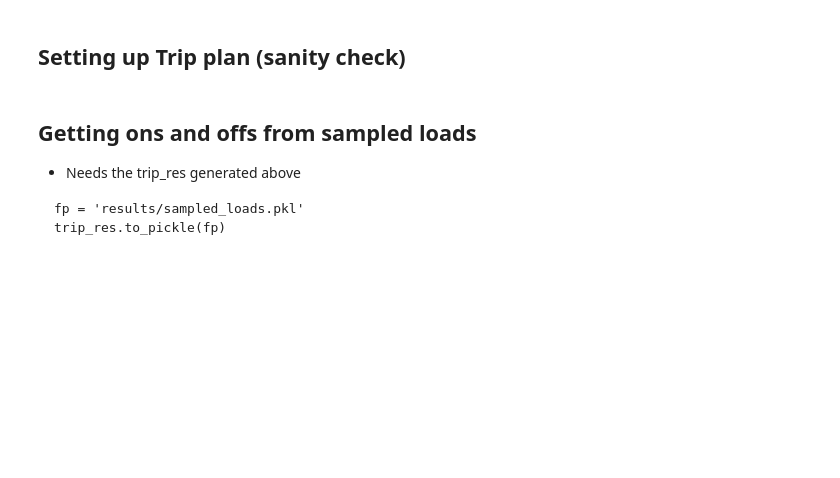
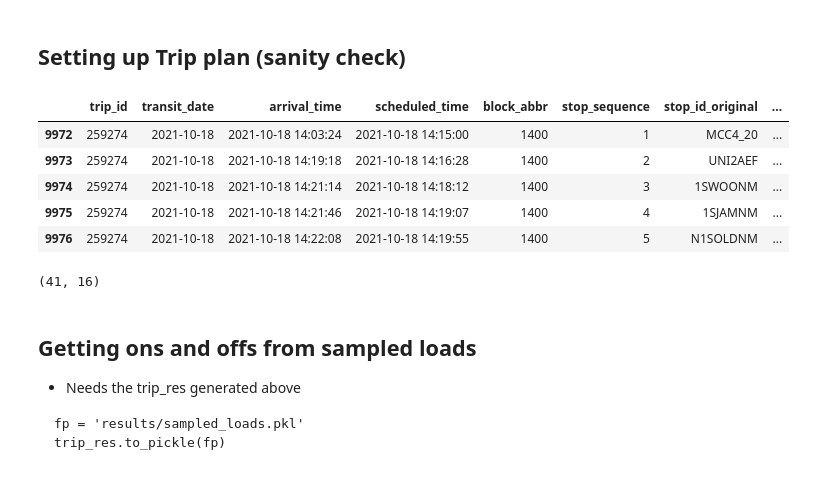
Before and after one commit to jptalusan/ICCPS_stationing, a Jupyter notebook: data_generation/generate_day_trips.ipynb, the cells around one changed output. Cells and saved outputs as stored; diff of their text form; code cells hidden in the pictures; blank space fills up the shorter version.

```diff
--- a/data_generation/generate_day_trips.ipynb
+++ b/data_generation/generate_day_trips.ipynb
@@ -452,8 +472,16 @@ len(overall_trip_plan), len(overall_block_plan)
 with open('results/trip_plan.json', 'w') as fp:
     json.dump(overall_trip_plan, fp, sort_keys=True, indent=2)
 # %%
-display(trip_res.query("trip_id == '246303'"))
-print(trip_res.query("trip_id == '246303'").shape)
+display(trip_res_df.query("trip_id == 259274").head())
+print(trip_res_df.query("trip_id == 259274").shape)
+# %% [output]
+|  | trip_id | transit_date | arrival_time | scheduled_time | block_abbr | stop_sequence | stop_id_original | ... |
+| 9972 | 259274 | 2021-10-18 | 2021-10-18 14:03:24 | 2021-10-18 14:15:00 | 1400 | 1 | MCC4_20 | ... |
+| 9973 | 259274 | 2021-10-18 | 2021-10-18 14:19:18 | 2021-10-18 14:16:28 | 1400 | 2 | UNI2AEF | ... |
+| 9974 | 259274 | 2021-10-18 | 2021-10-18 14:21:14 | 2021-10-18 14:18:12 | 1400 | 3 | 1SWOONM | ... |
+| 9975 | 259274 | 2021-10-18 | 2021-10-18 14:21:46 | 2021-10-18 14:19:07 | 1400 | 4 | 1SJAMNM | ... |
+| 9976 | 259274 | 2021-10-18 | 2021-10-18 14:22:08 | 2021-10-18 14:19:55 | 1400 | 5 | N1SOLDNM | ... |
+(41, 16)
 # %%
 raw_df.query("trip_id == '243423'").shape
 # %%
```
Also changed, not shown: parts of 35 cells of this notebook, 8 other files.
